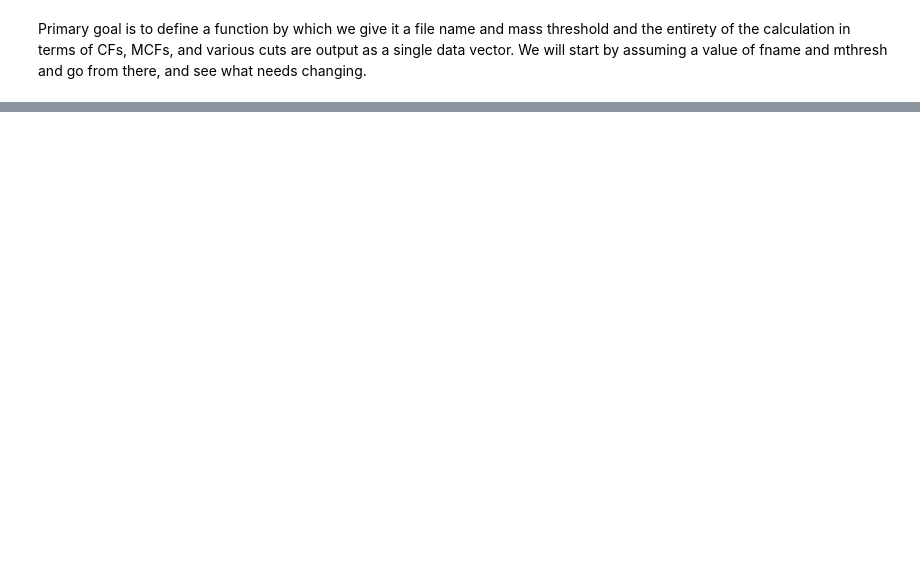
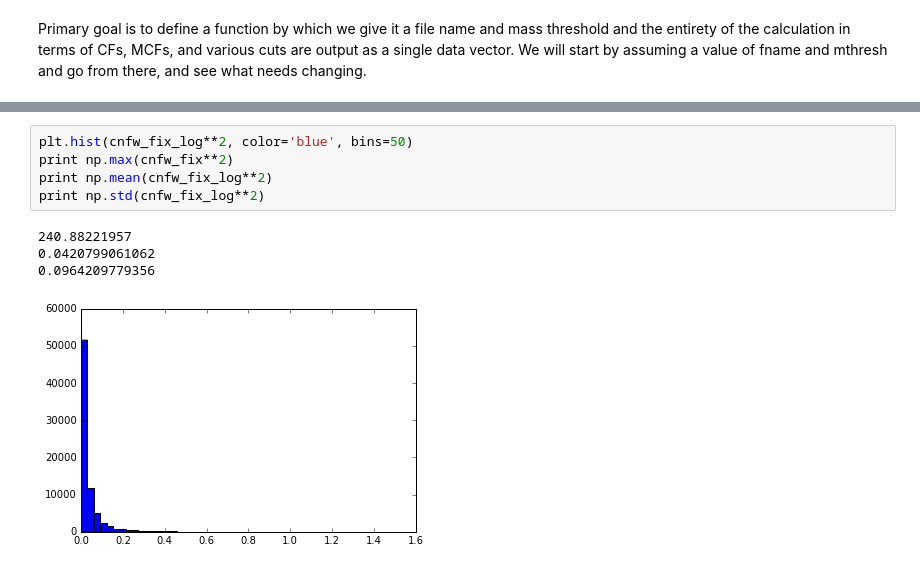
Before and after one commit to villarrealas/haloenviron-pipeline, a Jupyter notebook: halotools-pipe.ipynb, the cells around one changed output, grey strips where cells are left out. Drawn from its saved outputs; the diff is of its cells as text; blank space fills up the shorter version.

```diff
--- a/halotools-pipe.ipynb
+++ b/halotools-pipe.ipynb
@@ -249,0 +132,10 @@ plt.savefig('splash_compare.pdf')
+# %%
+plt.hist(cnfw_fix_log**2, color='blue', bins=50)
+print np.max(cnfw_fix**2)
+print np.mean(cnfw_fix_log**2)
+print np.std(cnfw_fix_log**2)
+# %% [output]
+240.88221957
+0.0420799061062
+0.0964209779356
+[figure, added]
```
Also changed, not shown: parts of 19 cells of this notebook, 13 other files.
